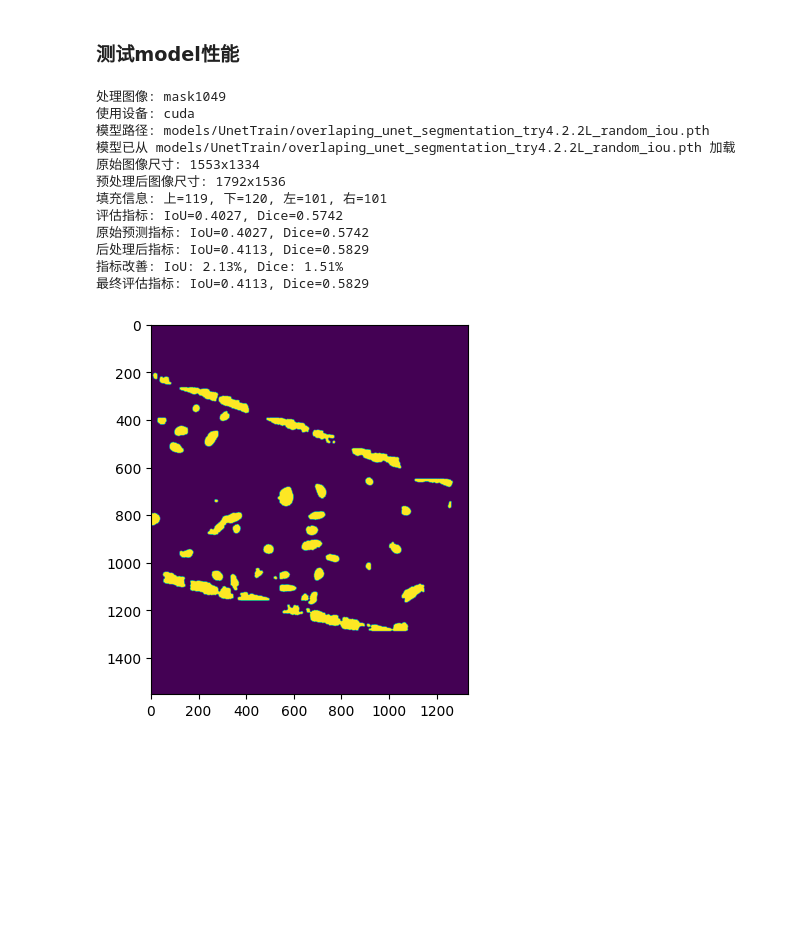
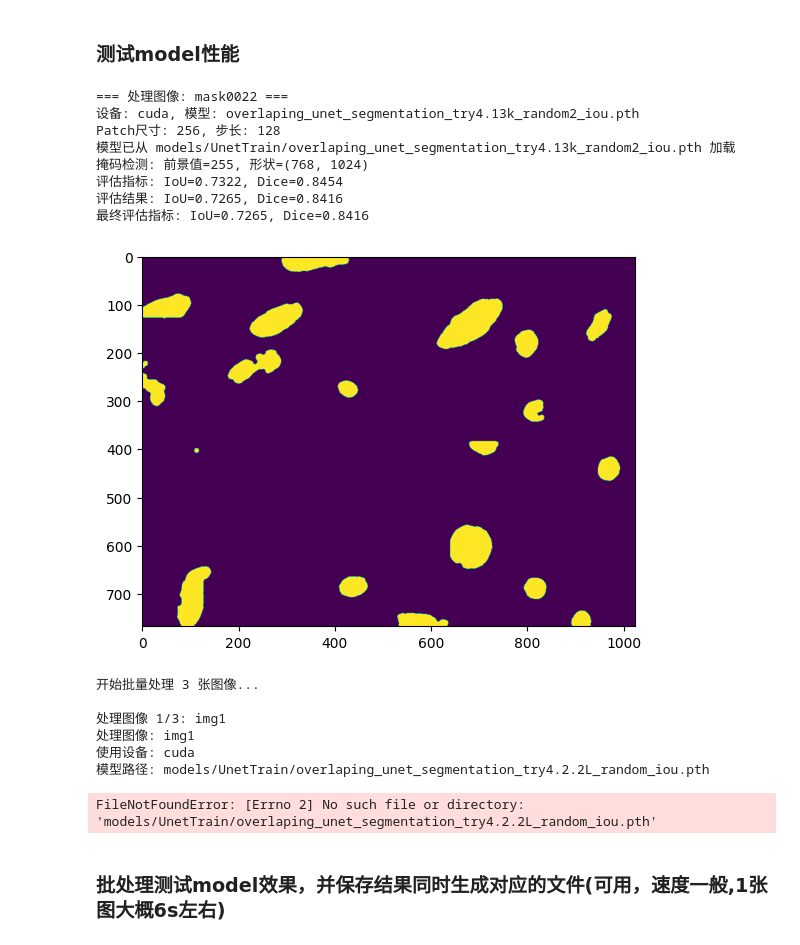
Before and after one commit to tom-choi/sam2, a Jupyter notebook: Unet_Train_random.ipynb, the cells around one changed output. Saved outputs shown, nothing was run; the diff lists cells and outputs as text; code cells hidden in the pictures; blank space fills up the shorter version.

```diff
--- a/Unet_Train_random.ipynb
+++ b/Unet_Train_random.ipynb
@@ -87,50 +104,71 @@ torch.save(model.state_dict(), "models/UnetTrain/overlaping_unet_segmentation_tr
 # %%
 ## 4.2最新的predict全流程设置
 # 设置参数
-model_path = "models/UnetTrain/overlaping_unet_segmentation_try4.2.2L_random_iou.pth"  # 模型路径
+model_path = "models/UnetTrain/overlaping_unet_segmentation_try4.13k_random2_iou.pth"  # 模型路径
 
-# image_path = "dataset/Lucchi++/Test_In/mask0055.png"  # 测试图片路径
-# mask_path = "dataset/Lucchi++/Test_Out/55.png"  # 真实掩码路径（如果有）
+image_path = "dataset/Lucchi++/Test_In/mask0022.png"  # 测试图片路径
+mask_path = "dataset/Lucchi++/Test_Out/22.png"  # 真实掩码路径（如果有）
 
-image_path = "dataset/Kasthuri++/Test_In/mask1049.png"
-mask_path = "dataset/Kasthuri++/Test_Out/mask1049.png"
+# image_path = "dataset/Kasthuri++/Test_In/mask1049.png"
+# mask_path = "dataset/Kasthuri++/Test_Out/mask1049.png"
 
 
 # image_path = "dataset/VNC/Test_In/16.tif"
 # mask_path = "dataset/VNC/Test_Out/16.png"
 
 save_dir = "test/predictData"  # 结果保存目录
 patch_size = 256  # patch大小
 stride = 128  # 步长
 
 # 执行分割流程
 pred_mask, metrics = segmentation_pipeline(
     model_path=model_path,
     image_path=image_path,
     mask_path=mask_path,
     save_dir=save_dir,
     patch_size=patch_size,
     stride=stride,
     value=-30,
     alpha=1.0
 )
 
 if metrics:
     print(f"最终评估指标: IoU={metrics['IoU']:.4f}, Dice={metrics['Dice']:.4f}")
 
 plt.imshow(pred_mask)
 plt.show()
 # %% [output]
-处理图像: mask1049
-使用设备: cuda
-模型路径: models/UnetTrain/overlaping_unet_segmentation_try4.2.2L_random_iou.pth
-模型已从 models/UnetTrain/overlaping_unet_segmentation_try4.2.2L_random_iou.pth 加载
-原始图像尺寸: 1553x1334
-预处理后图像尺寸: 1792x1536
-填充信息: 上=119, 下=120, 左=101, 右=101
-评估指标: IoU=0.4027, Dice=0.5742
-原始预测指标: IoU=0.4027, Dice=0.5742
-后处理后指标: IoU=0.4113, Dice=0.5829
-指标改善: IoU: 2.13%, Dice: 1.51%
-最终评估指标: IoU=0.4113, Dice=0.5829
+=== 处理图像: mask0022 ===
+设备: cuda, 模型: overlaping_unet_segmentation_try4.13k_random2_iou.pth
+Patch尺寸: 256, 步长: 128
+模型已从 models/UnetTrain/overlaping_unet_segmentation_try4.13k_random2_iou.pth 加载
+掩码检测: 前景值=255, 形状=(768, 1024)
+评估指标: IoU=0.7322, Dice=0.8454
+评估结果: IoU=0.7265, Dice=0.8416
+最终评估指标: IoU=0.7265, Dice=0.8416
-[figure, old version]
+[figure, new version]
+# %%
+# 处理特定图像列表
+image_list = ["img1.png", "img2.png", "img3.png"]
+mask_list = ["mask1.png", "mask2.png", "mask3.png"]
+
+results = batch_segmentation_pipeline(
+    model_path="models/UnetTrain/overlaping_unet_segmentation_try4.2.2L_random_iou.pth",
+    image_paths=image_list,
+    mask_paths=mask_list,
+    save_dir="test/batch_predictData",
+    patch_size=256,
+    stride=128,
+    value=-30,
+    alpha=1.0
+)
+# %% [output]
+开始批量处理 3 张图像...
+
+处理图像 1/3: img1
+处理图像: img1
+使用设备: cuda
+模型路径: models/UnetTrain/overlaping_unet_segmentation_try4.2.2L_random_iou.pth
+FileNotFoundError: [Errno 2] No such file or directory: 'models/UnetTrain/overlaping_unet_segmentation_try4.2.2L_random_iou.pth'
+# %% [markdown]
+### 批处理测试model效果，并保存结果同时生成对应的文件(可用，速度一般,1张图大概6s左右)
```
Also changed, not shown: parts of 6 cells of this notebook, 10 other files.
